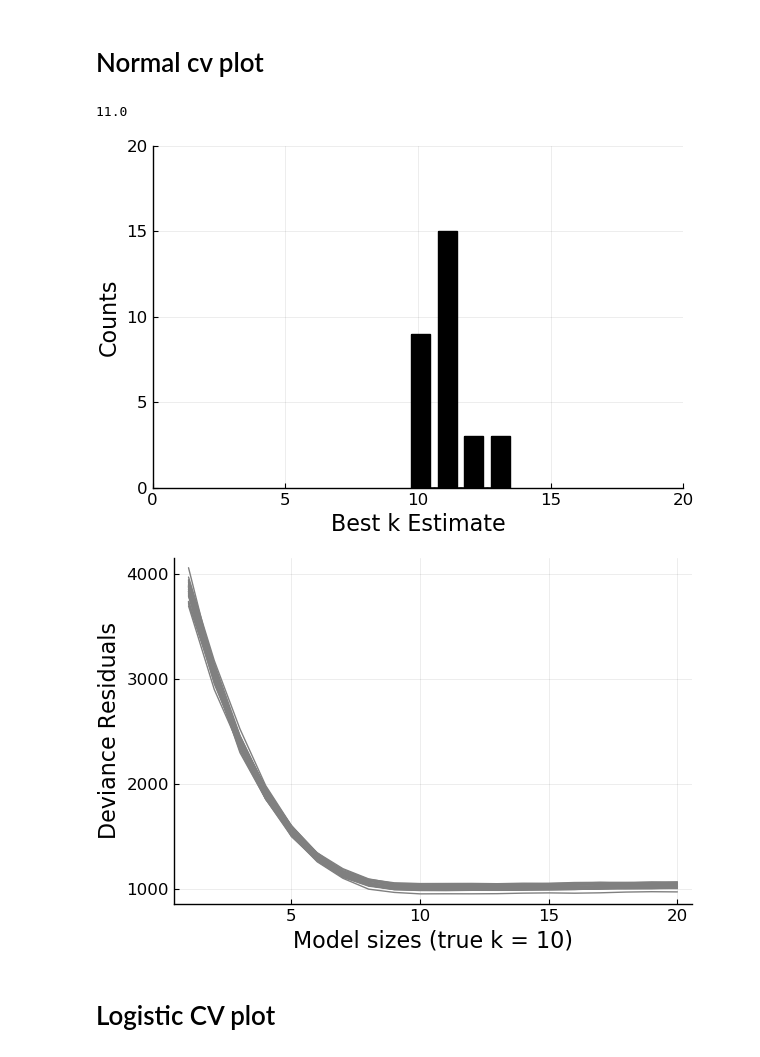
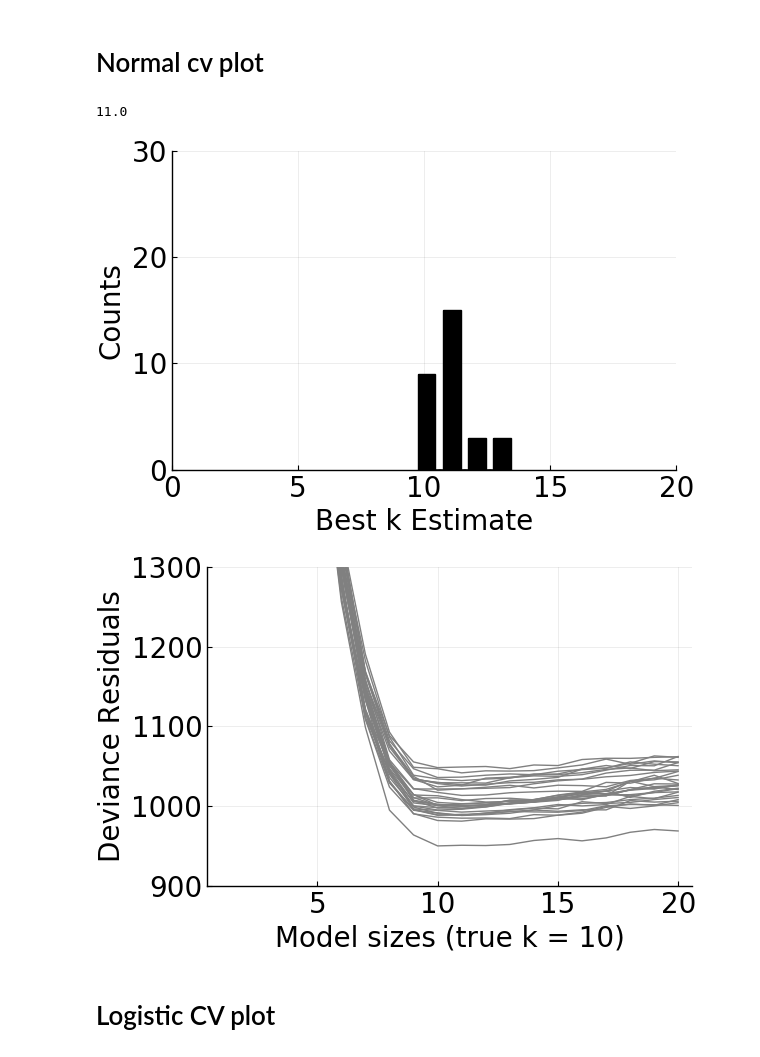
Before and after one commit to OpenMendel/MendelIHT.jl, a Jupyter notebook: figures/cross_validation/drs_figures.ipynb, the cells around one changed output. Cells and saved outputs as stored; diff of their text form; code cells hidden in the pictures.

```diff
--- a/figures/cross_validation/drs_figures.ipynb
+++ b/figures/cross_validation/drs_figures.ipynb
@@ -19,7 +19,5 @@ using DelimitedFiles
 using Statistics
 using Plots
 using PyPlot
-axisfont = Plots.font("Helvetica", 16)
-ticfont = Plots.font("Helvetica", 12)
-pyplot(guidefont=axisfont, xtickfont=ticfont, ytickfont=ticfont, legendfont=axisfont)
+myfont=font(20,"Helvitica")
 # %% [output]
@@ -83,21 +90,24 @@ for i in 1:30
 end
 println(median(best_k_normal))
 
-normal_bar = histogram(best_k_normal, ylim = (0, 20), xlim = (0, 20), legend=false, bar_width=0.7,
-     color = :black, ylabel="Counts", bins=20, xlabel="Best k Estimate")
+normal_bar = histogram(best_k_normal, ylim = (0, 30), xlim = (0, 20), legend=false, bar_width=0.7,
+     color = :black, ylabel="Counts", bins=20, xlabel="Best k Estimate",
+    tickfont=myfont, legendfont=myfont, guidefont=myfont)
 # %% [output]
 11.0
-[figure, old version]
+[figure, new version]
 # %%
 models = collect(1:20)
 mylabels = Matrix{String}(undef, 1, 30)
 for i in 1:30
     mylabels[1, i] = "run $i"
 end
 normal_plt = Plots.plot(models, normal_cv_drs, label=mylabels, legend=false,
-    color = :grey, ylabel = "Deviance Residuals", xlabel = "Model sizes (true k = 10)")
+    color = :grey, ylabel = "Deviance Residuals", xlabel = "Model sizes (true k = 10)",
+    ylim = (900, 1300),
+    tickfont=myfont, legendfont=myfont, guidefont=myfont)
 # %% [output]
-[figure, old version]
+[figure, new version]
 # %% [markdown]
 # Logistic CV plot
 # %%
```
Also changed, not shown: parts of 14 cells of this notebook, 8 other files.
